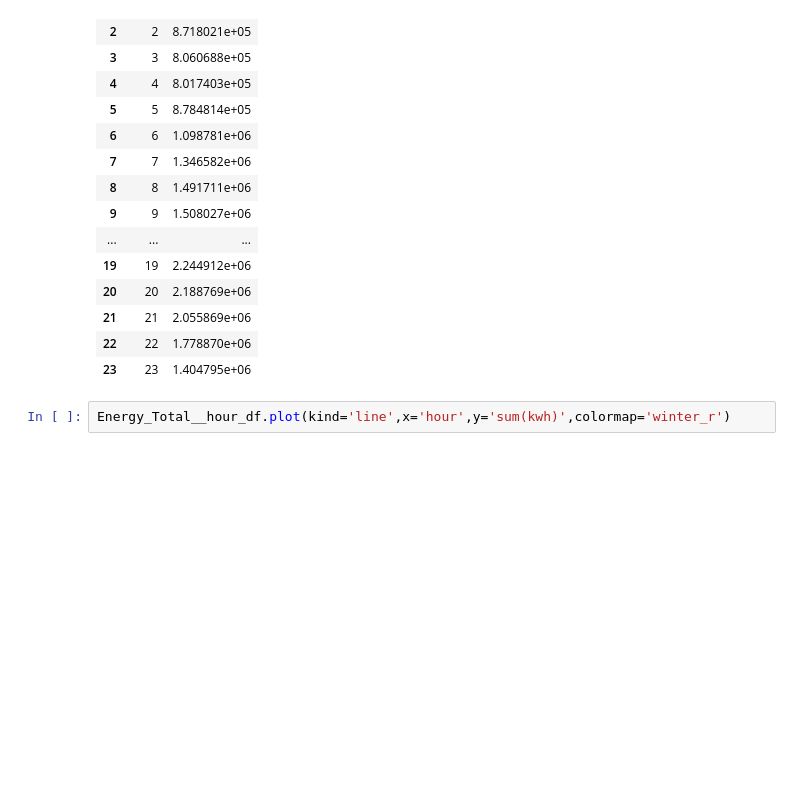
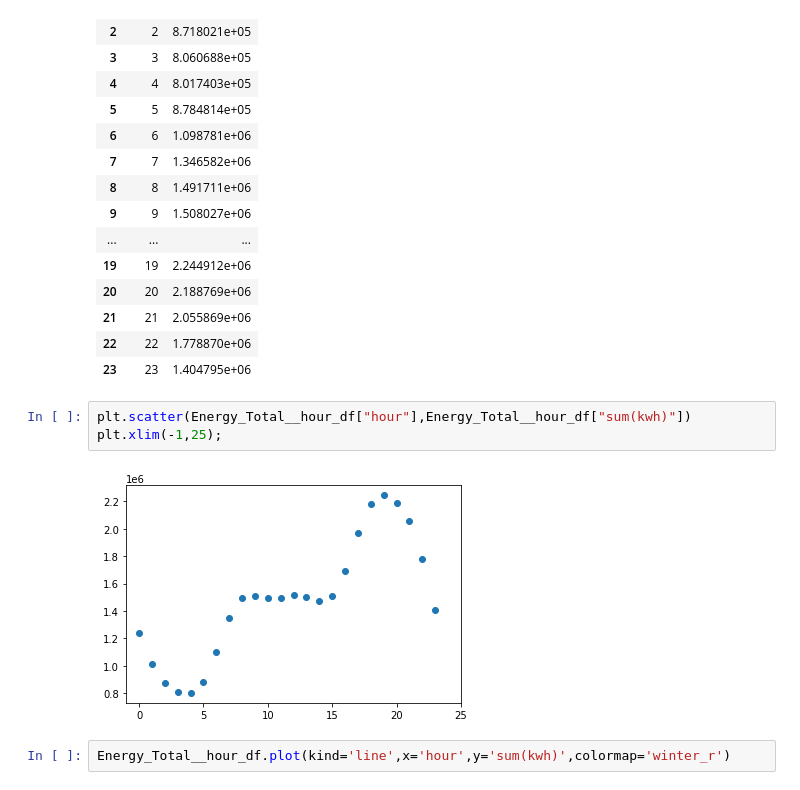
Before and after one commit to sidirasg/Energy_udacity, a Jupyter notebook: exportation.ipynb, the cells around one changed output. Saved outputs shown, nothing was run; the diff lists cells and outputs as text; blank space fills up the shorter version.

```diff
--- a/exportation.ipynb
+++ b/exportation.ipynb
@@ -255,6 +442,11 @@ Energy_Total__hour_df
 | 21 | 21 | 2.055869e+06 |
 | 22 | 22 | 1.778870e+06 |
 | 23 | 23 | 1.404795e+06 |
+# %%
+plt.scatter(Energy_Total__hour_df["hour"],Energy_Total__hour_df["sum(kwh)"])
+plt.xlim(-1,25);
+# %% [output]
+[figure, added]
 # %%
 Energy_Total__hour_df.plot(kind='line',x='hour',y='sum(kwh)',colormap='winter_r')
 # %% [output]
```
Also changed, not shown: parts of 69 cells of this notebook, 1 other file.
